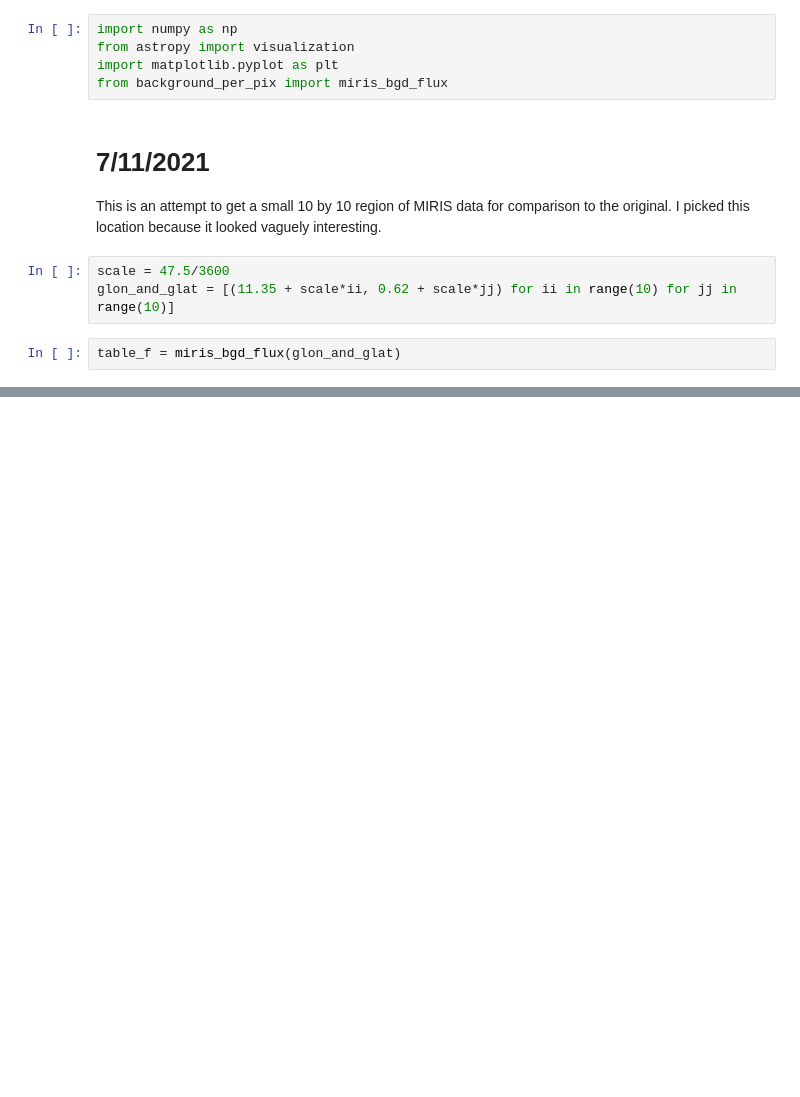
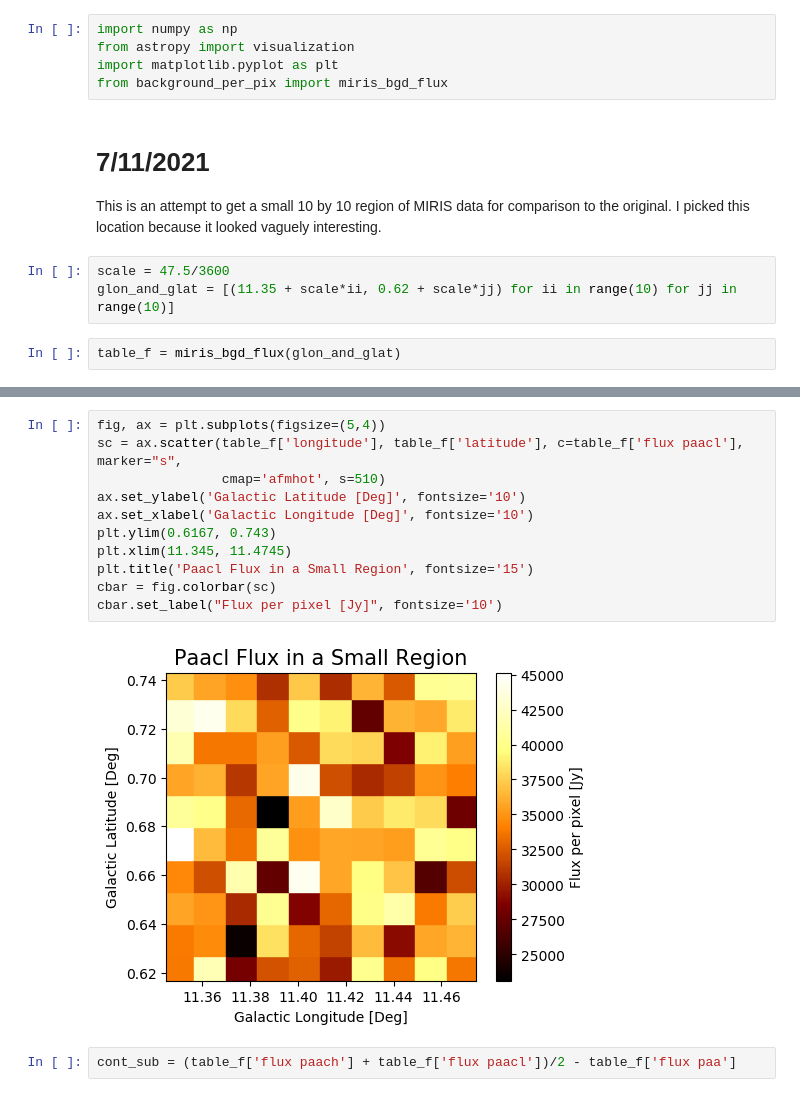
Before and after one commit to mjamesfero/PaschenAlphaModeling, a Jupyter notebook: sample section of MIRIS data.ipynb, the cells around one changed output, grey strips where cells are left out. Cells and saved outputs as stored; diff of their text form; blank space fills up the shorter version.

```diff
--- a/sample section of MIRIS data.ipynb
+++ b/sample section of MIRIS data.ipynb
@@ -26,0 +40,15 @@ cbar.set_label("Flux per pixel [Jy]", fontsize='10')
+# %%
+fig, ax = plt.subplots(figsize=(5,4))
+sc = ax.scatter(table_f['longitude'], table_f['latitude'], c=table_f['flux paacl'], marker="s",
+                cmap='afmhot', s=510)
+ax.set_ylabel('Galactic Latitude [Deg]', fontsize='10')
+ax.set_xlabel('Galactic Longitude [Deg]', fontsize='10')
+plt.ylim(0.6167, 0.743)
+plt.xlim(11.345, 11.4745)
+plt.title('Paacl Flux in a Small Region', fontsize='15')
+cbar = fig.colorbar(sc)
+cbar.set_label("Flux per pixel [Jy]", fontsize='10')
+# %% [output]
+[figure, added]
+# %%
+cont_sub = (table_f['flux paach'] + table_f['flux paacl'])/2 - table_f['flux paa']
```
Also changed, not shown: parts of 3 cells of this notebook, 5 other files.
